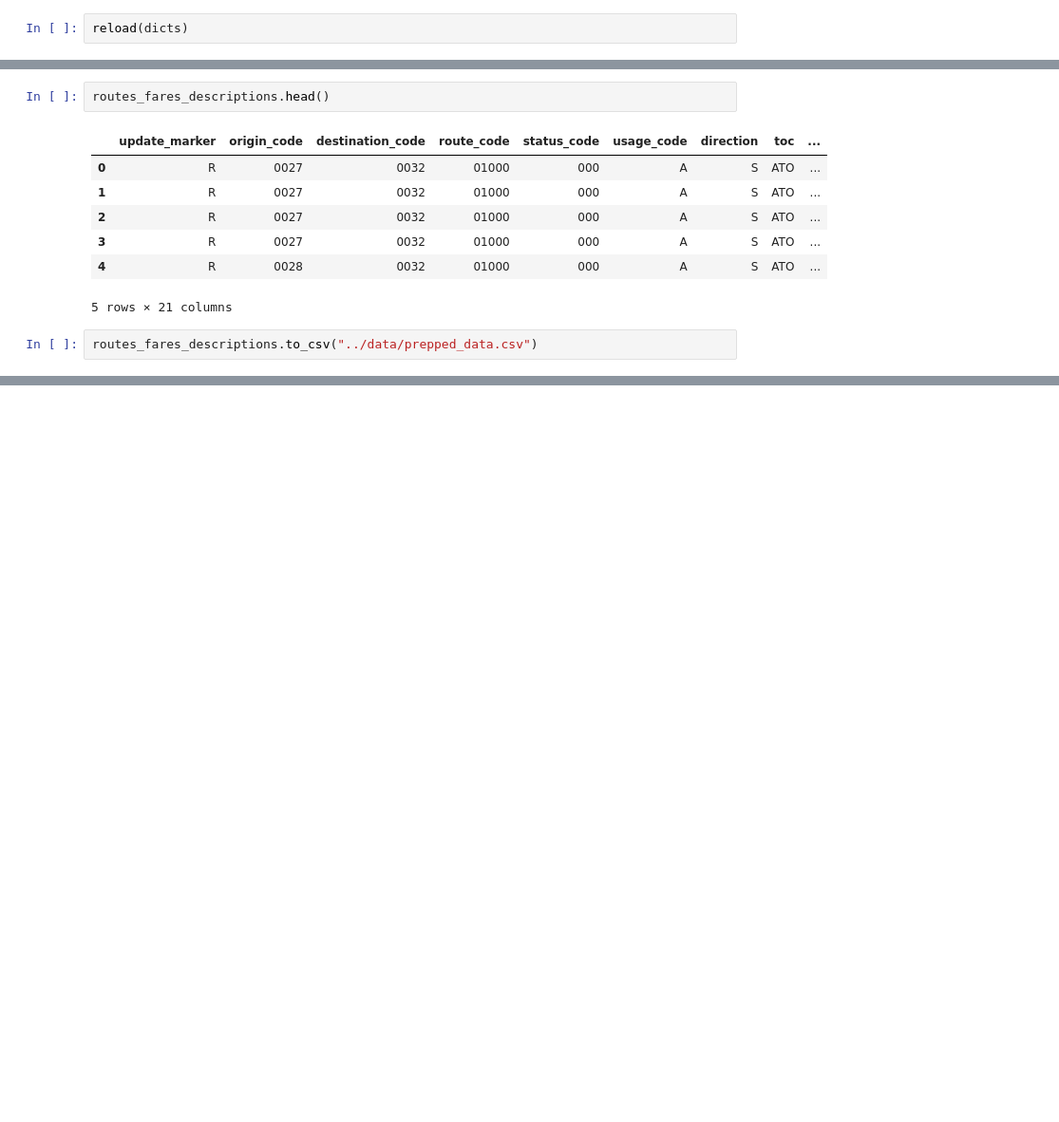
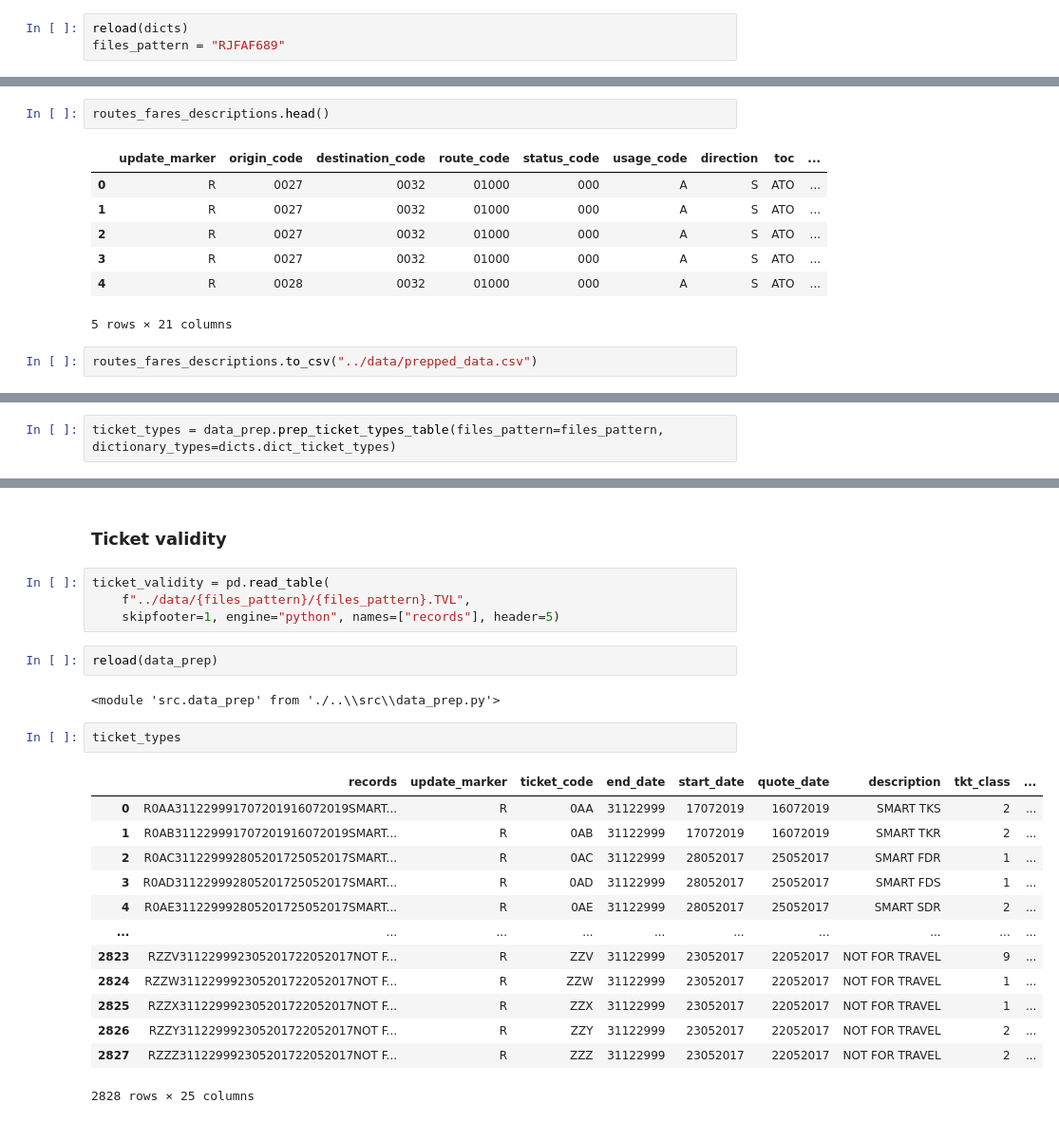
Before and after one commit to gratipine/training_data, a Jupyter notebook: notebooks/0.2_fares.ipynb, the cells around one changed output, grey strips where cells are left out. Shown: that part at 95% size. Cells and saved outputs as stored; diff of their text form; blank space fills up the shorter version.

Commit message:
Ticket types addition

```diff
--- a/notebooks/0.2_fares.ipynb
+++ b/notebooks/0.2_fares.ipynb
@@ -12,3 +12,4 @@ from src import data_prep
 import config.indices_of_records as dicts
 # %%
 reload(dicts)
+files_pattern = "RJFAF689"
@@ -81,0 +87,2 @@ routes_fares_descriptions.to_csv("../data/prepped_data.csv")
+# %%
+ticket_types = data_prep.prep_ticket_types_table(files_pattern=files_pattern, dictionary_types=dicts.dict_ticket_types)
@@ -81,0 +99,26 @@ routes_fares_descriptions.to_csv("../data/prepped_data.csv")
+# %% [markdown]
+### Ticket validity
+# %%
+ticket_validity = pd.read_table(
+    f"../data/{files_pattern}/{files_pattern}.TVL",
+    skipfooter=1, engine="python", names=["records"], header=5)
+# %%
+reload(data_prep)
+# %% [output]
+<module 'src.data_prep' from './..\\src\\data_prep.py'>
+# %%
+ticket_types
+# %% [output]
+|  | records | update_marker | ticket_code | end_date | start_date | quote_date | description | tkt_class | ... |
+| 0 | R0AA311229991707201916072019SMART... | R | 0AA | 31122999 | 17072019 | 16072019 | SMART TKS | 2 | ... |
+| 1 | R0AB311229991707201916072019SMART... | R | 0AB | 31122999 | 17072019 | 16072019 | SMART TKR | 2 | ... |
+| 2 | R0AC311229992805201725052017SMART... | R | 0AC | 31122999 | 28052017 | 25052017 | SMART FDR | 1 | ... |
+| 3 | R0AD311229992805201725052017SMART... | R | 0AD | 31122999 | 28052017 | 25052017 | SMART FDS | 1 | ... |
+| 4 | R0AE311229992805201725052017SMART... | R | 0AE | 31122999 | 28052017 | 25052017 | SMART SDR | 2 | ... |
+| ... | ... | ... | ... | ... | ... | ... | ... | ... | ... |
+| 2823 | RZZV311229992305201722052017NOT F... | R | ZZV | 31122999 | 23052017 | 22052017 | NOT FOR TRAVEL | 9 | ... |
+| 2824 | RZZW311229992305201722052017NOT F... | R | ZZW | 31122999 | 23052017 | 22052017 | NOT FOR TRAVEL | 1 | ... |
+| 2825 | RZZX311229992305201722052017NOT F... | R | ZZX | 31122999 | 23052017 | 22052017 | NOT FOR TRAVEL | 1 | ... |
+| 2826 | RZZY311229992305201722052017NOT F... | R | ZZY | 31122999 | 23052017 | 22052017 | NOT FOR TRAVEL | 2 | ... |
+| 2827 | RZZZ311229992305201722052017NOT F... | R | ZZZ | 31122999 | 23052017 | 22052017 | NOT FOR TRAVEL | 2 | ... |
+2828 rows × 25 columns
```
Also changed, not shown: parts of 7 cells of this notebook, 2 other files.
